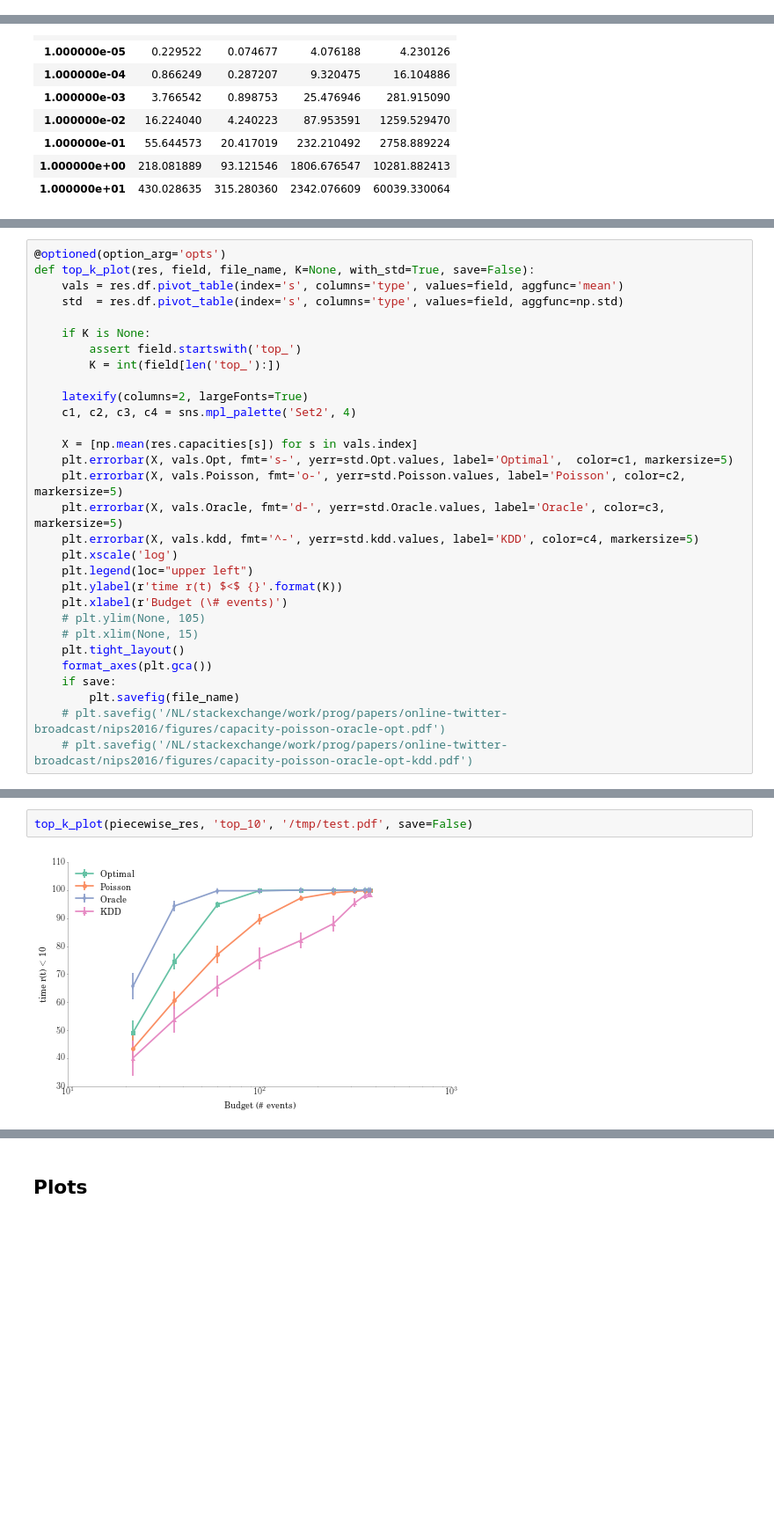
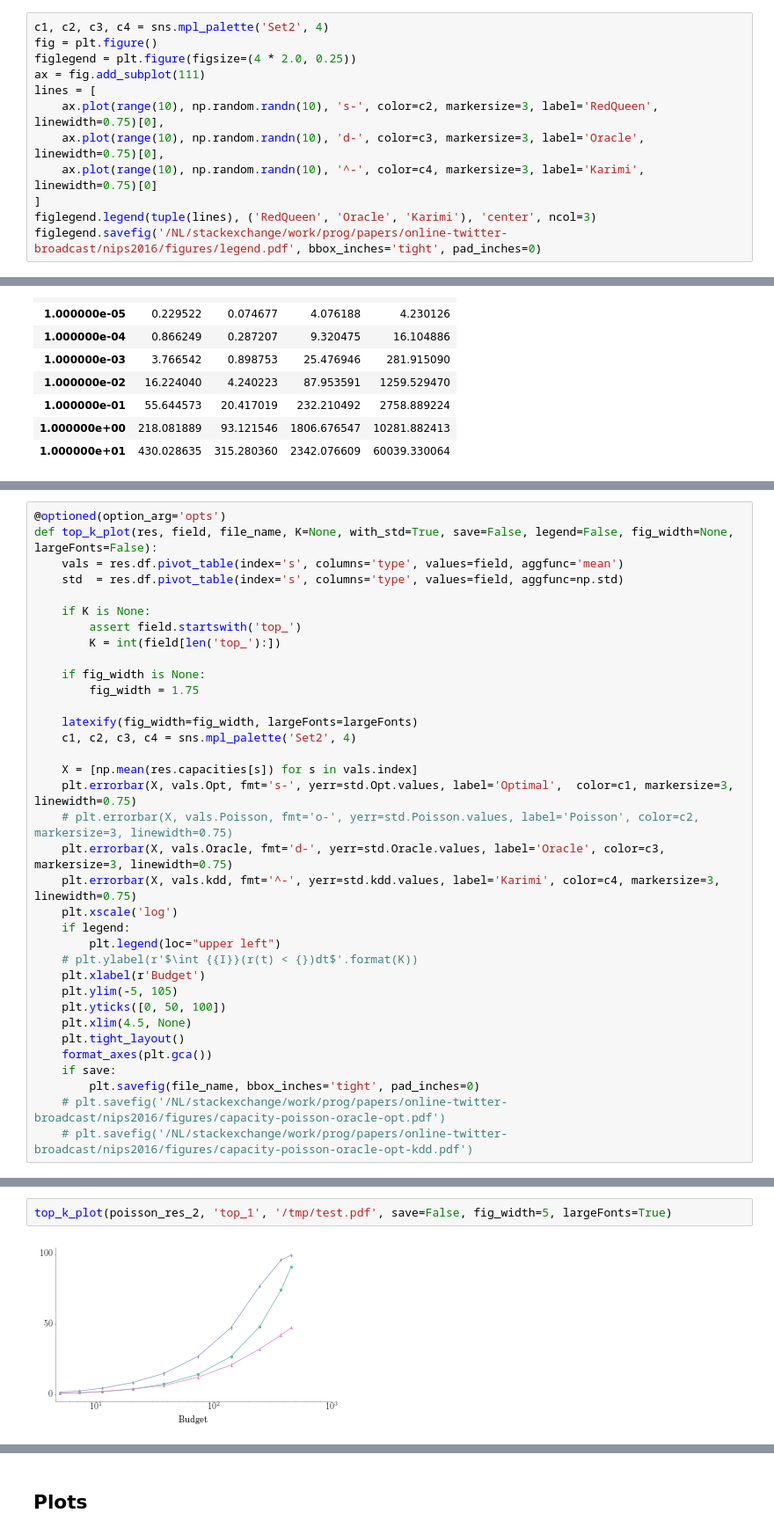
Before and after one commit to Networks-Learning/RedQueen, a Jupyter notebook: opt_broadcast.ipynb, the cells around one changed output, grey strips where cells are left out. Shown at 88% size. Drawn from its saved outputs; the diff is of its cells as text; blank space fills up the shorter version.

```diff
--- a/opt_broadcast.ipynb
+++ b/opt_broadcast.ipynb
@@ -804,0 +622,12 @@ def rank_plot(res, field, file_name, title=None, with_std=True, save=False, log_
+# %%
+c1, c2, c3, c4 = sns.mpl_palette('Set2', 4)
+fig = plt.figure()
+figlegend = plt.figure(figsize=(4 * 2.0, 0.25))
+ax = fig.add_subplot(111)
+lines = [
+    ax.plot(range(10), np.random.randn(10), 's-', color=c2, markersize=3, label='RedQueen', linewidth=0.75)[0],
+    ax.plot(range(10), np.random.randn(10), 'd-', color=c3, markersize=3, label='Oracle', linewidth=0.75)[0],
+    ax.plot(range(10), np.random.randn(10), '^-', color=c4, markersize=3, label='Karimi', linewidth=0.75)[0]
+]
+figlegend.legend(tuple(lines), ('RedQueen', 'Oracle', 'Karimi'), 'center', ncol=3)
+figlegend.savefig('/NL/stackexchange/work/prog/papers/online-twitter-broadcast/nips2016/figures/legend.pdf', bbox_inches='tight', pad_inches=0)
@@ -832,6 +664,6 @@ rank_plot(hawkes_res, 'r_2', None)
 # %%
 @optioned(option_arg='opts')
-def top_k_plot(res, field, file_name, K=None, with_std=True, save=False):
+def top_k_plot(res, field, file_name, K=None, with_std=True, save=False, legend=False, fig_width=None, largeFonts=False):
     vals = res.df.pivot_table(index='s', columns='type', values=field, aggfunc='mean')
     std  = res.df.pivot_table(index='s', columns='type', values=field, aggfunc=np.std)
 
@@ -839,24 +671,29 @@ def top_k_plot(res, field, file_name, K=None, with_std=True, save=False):
         assert field.startswith('top_')
         K = int(field[len('top_'):])
 
-    latexify(columns=2, largeFonts=True)
+    if fig_width is None:
+        fig_width = 1.75
+
+    latexify(fig_width=fig_width, largeFonts=largeFonts)
     c1, c2, c3, c4 = sns.mpl_palette('Set2', 4)
 
     X = [np.mean(res.capacities[s]) for s in vals.index]
-    plt.errorbar(X, vals.Opt, fmt='s-', yerr=std.Opt.values, label='Optimal',  color=c1, markersize=5)
-    plt.errorbar(X, vals.Poisson, fmt='o-', yerr=std.Poisson.values, label='Poisson', color=c2, markersize=5)
-    plt.errorbar(X, vals.Oracle, fmt='d-', yerr=std.Oracle.values, label='Oracle', color=c3, markersize=5)
-    plt.errorbar(X, vals.kdd, fmt='^-', yerr=std.kdd.values, label='KDD', color=c4, markersize=5)
+    plt.errorbar(X, vals.Opt, fmt='s-', yerr=std.Opt.values, label='Optimal',  color=c1, markersize=3, linewidth=0.75)
+    # plt.errorbar(X, vals.Poisson, fmt='o-', yerr=std.Poisson.values, label='Poisson', color=c2, markersize=3, linewidth=0.75)
+    plt.errorbar(X, vals.Oracle, fmt='d-', yerr=std.Oracle.values, label='Oracle', color=c3, markersize=3, linewidth=0.75)
+    plt.errorbar(X, vals.kdd, fmt='^-', yerr=std.kdd.values, label='Karimi', color=c4, markersize=3, linewidth=0.75)
     plt.xscale('log')
-    plt.legend(loc="upper left")
-    plt.ylabel(r'time r(t) $<$ {}'.format(K))
-    plt.xlabel(r'Budget (\# events)')
-    # plt.ylim(None, 105)
-    # plt.xlim(None, 15)
+    if legend:
+        plt.legend(loc="upper left")
+    # plt.ylabel(r'$\int {{I}}(r(t) < {})dt$'.format(K))
+    plt.xlabel(r'Budget')
+    plt.ylim(-5, 105)
+    plt.yticks([0, 50, 100])
+    plt.xlim(4.5, None)
     plt.tight_layout()
     format_axes(plt.gca())
     if save:
-        plt.savefig(file_name)
+        plt.savefig(file_name, bbox_inches='tight', pad_inches=0)
     # plt.savefig('/NL/stackexchange/work/prog/papers/online-twitter-broadcast/nips2016/figures/capacity-poisson-oracle-opt.pdf')
     # plt.savefig('/NL/stackexchange/work/prog/papers/online-twitter-broadcast/nips2016/figures/capacity-poisson-oracle-opt-kdd.pdf')
 # %%
@@ -877,4 +714,4 @@ piecewise_res.df.pivot_table(index='s', columns='type', values='top_1')
 # %%
-top_k_plot(piecewise_res, 'top_10', '/tmp/test.pdf', save=False)
+top_k_plot(poisson_res_2, 'top_1', '/tmp/test.pdf', save=False, fig_width=5, largeFonts=True)
 # %% [output]
-[figure, old version]
+[figure, new version]
```
Also changed, not shown: parts of 124 cells of this notebook.
